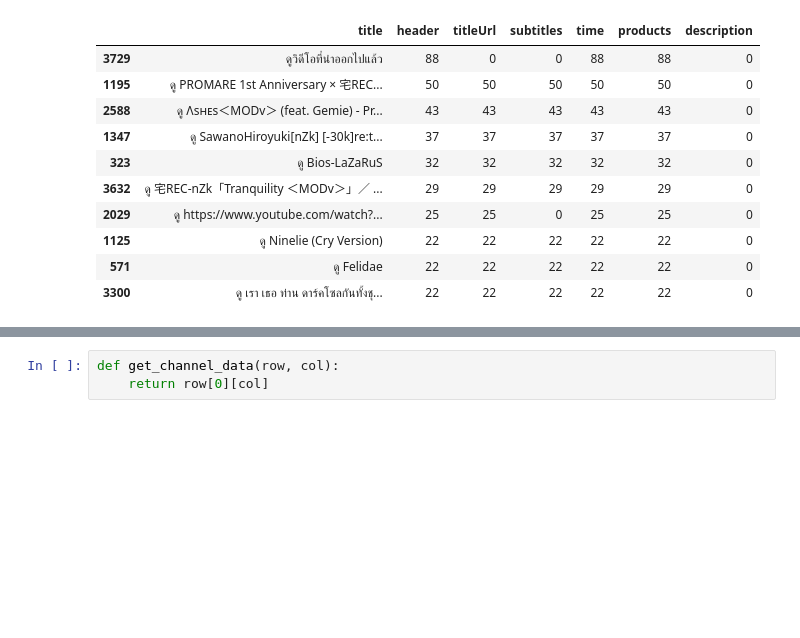
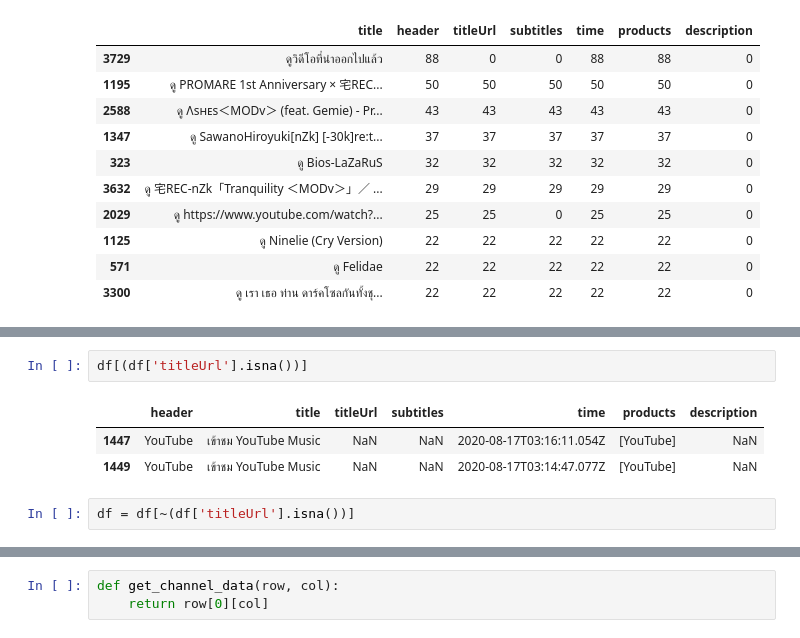
Before and after one commit to chuan-khuna/youtube-analysis, a Jupyter notebook: 00_explore_watch_history.ipynb, the cells around one changed output, grey strips where cells are left out. Saved outputs shown, nothing was run; the diff lists cells and outputs as text; blank space fills up the shorter version.

```diff
--- a/00_explore_watch_history.ipynb
+++ b/00_explore_watch_history.ipynb
@@ -158,0 +171,8 @@ most_viewed.head(10)
+# %%
+df[(df['titleUrl'].isna())]
+# %% [output]
+|  | header | title | titleUrl | subtitles | time | products | description |
+| 1447 | YouTube | เข้าชม YouTube Music | NaN | NaN | 2020-08-17T03:16:11.054Z | [YouTube] | NaN |
+| 1449 | YouTube | เข้าชม YouTube Music | NaN | NaN | 2020-08-17T03:14:47.077Z | [YouTube] | NaN |
+# %%
+df = df[~(df['titleUrl'].isna())]
```
Also changed, not shown: parts of 26 cells of this notebook, 4 other files.
